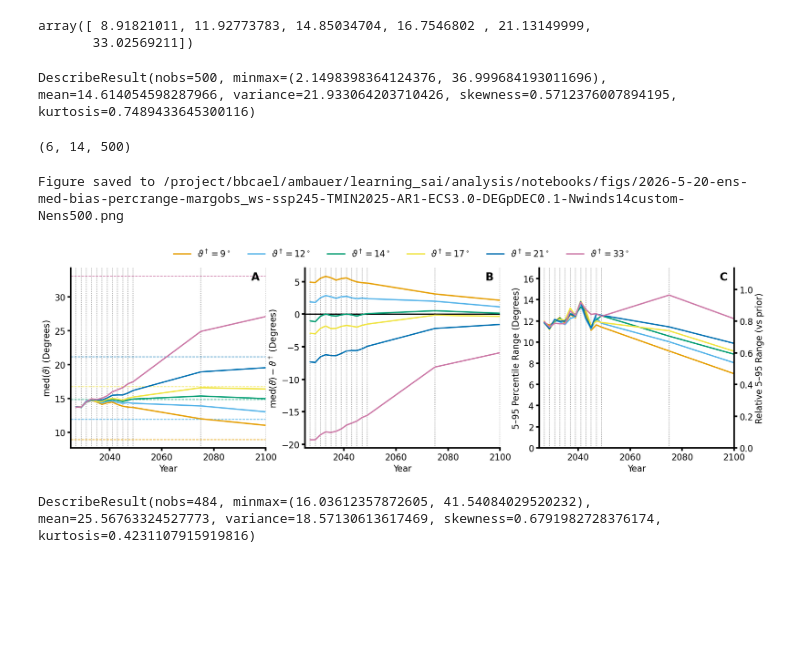
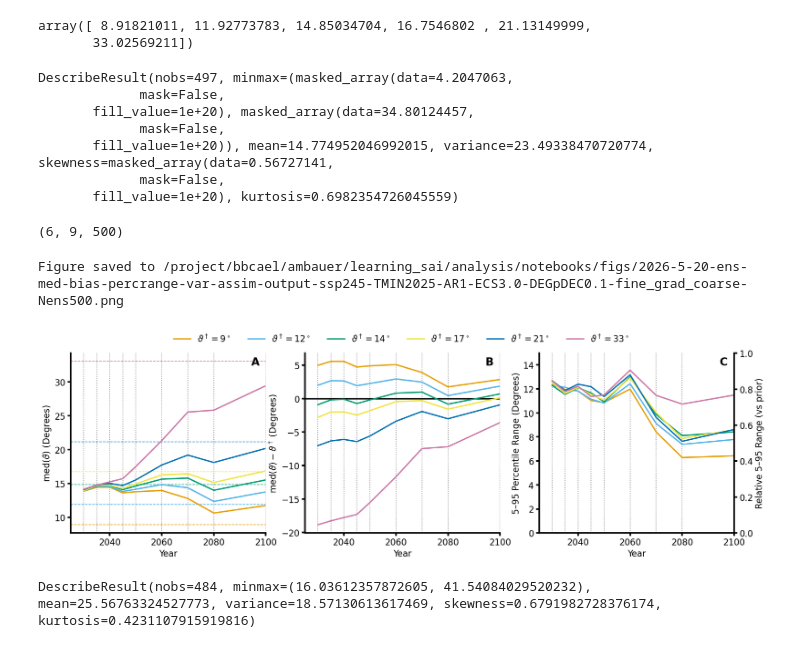
Before and after one commit to adam-bauer-34/learning_sai, a Jupyter notebook: analysis/notebooks/theta-time-bias-perc.ipynb, the cells around one changed output. Saved outputs shown, nothing was run; the diff lists cells and outputs as text; code cells hidden in the pictures; blank space fills up the shorter version.

```diff
--- a/analysis/notebooks/theta-time-bias-perc.ipynb
+++ b/analysis/notebooks/theta-time-bias-perc.ipynb
@@ -26,7 +26,7 @@ SAVE_FIGS = True
 # %%
 # simulation config
 cwd = os.getcwd()
-prefix = 'margobs_ws'
+prefix = 'var-assim-output'
 ssp = 'ssp245'
 model = 'pco2geowc'
 reg_noise = False
@@ -37,7 +37,7 @@ ECS = 3.0
 DEGpDEC = '0.1'
 NYRSRAMP = 50
 Nwinds = '14custom'
-windowing_config = 'original'
+windowing_config = 'fine_grad_coarse'
 Nens = 500
 
 # import files and convert to datatrees
@@ -52,8 +52,9 @@ if model == 'pco2geowc_nn':
 else:
     fnames = [
         cwd + '/../../data/output/' + model + '/'
-        + prefix + '_' + ssp + '_' + model + '_TMIN' + str(TMIN) + '_AR' + AR + '_THETA' + th + '_ECS' + str(ECS)
-        + '_DEGpDEC' + DEGpDEC + '_NYRSRAMP' + str(NYRSRAMP) + '_Nwinds' + Nwinds + '_Nens' + str(Nens) + '.nc'
+        + prefix + '_' + ssp + '_' + model + '_' + windowing_config + '_AR' + AR
+        + '_TMIN' + str(TMIN) + '_THETA' + th + '_ECS' + str(ECS)
+        + '_DEGpDEC' + DEGpDEC + '_NYRSRAMP' + str(NYRSRAMP) + '_Nens' + str(Nens) + '.nc'
         for th in angles_file
     ]
 # %%
@@ -79,7 +80,7 @@ Windowing = AssimilationWindowing.from_cli_and_yaml(cli_args, WINDOW_PATH)
 dt_meta = open_datatree(fnames[0], engine='netcdf4')
 # %%
 relevant_vars = ['cost_hist', 'controls', 'controls_hist']
-all_vars = [x for x in dt_meta['2027'].ds.data_vars]
+all_vars = [x for x in dt_meta['2030'].ds.data_vars]
 dropped_vars = [v for v in all_vars if v not in relevant_vars]
 dropped_vars
 # %% [output]
@@ -154,13 +155,13 @@ array([ 8.91821011, 11.92773783, 14.85034704, 16.7546802 , 21.13149999,
        33.02569211])
 # %%
 # pull prior distributions
-prior_a1 = dat['2027'].ds.controls_hist.sel(vari='ALPHA_R1', iter=0).values
-prior_b1 = dat['2027'].ds.controls_hist.sel(vari='BETA_R1', iter=0).values
-prior_a2 = dat['2027'].ds.controls_hist.sel(vari='ALPHA_R2', iter=0).values
-prior_b2 = dat['2027'].ds.controls_hist.sel(vari='BETA_R2', iter=0).values
-prior_l = dat['2027'].ds.controls_hist.sel(vari='L', iter=0).values
-prior_g = dat['2027'].ds.controls_hist.sel(vari='G', iter=0).values
-prior_eps = dat['2027'].ds.controls_hist.sel(vari='EPS', iter=0).values
+prior_a1 = dat['2030'].ds.controls_hist.sel(vari='ALPHA_R1', iter=0).values
+prior_b1 = dat['2030'].ds.controls_hist.sel(vari='BETA_R1', iter=0).values
+prior_a2 = dat['2030'].ds.controls_hist.sel(vari='ALPHA_R2', iter=0).values
+prior_b2 = dat['2030'].ds.controls_hist.sel(vari='BETA_R2', iter=0).values
+prior_l = dat['2030'].ds.controls_hist.sel(vari='L', iter=0).values
+prior_g = dat['2030'].ds.controls_hist.sel(vari='G', iter=0).values
+prior_eps = dat['2030'].ds.controls_hist.sel(vari='EPS', iter=0).values
 
 # compute priors
 angles_prior = np.zeros(Nens)
@@ -170,7 +171,13 @@ for i in range(Nens):
 # describe for the people
 describe(angles_prior, nan_policy='omit')
 # %% [output]
-DescribeResult(nobs=500, minmax=(2.1498398364124376, 36.999684193011696), mean=14.614054598287966, variance=21.933064203710426, skewness=0.5712376007894195, kurtosis=0.7489433645300116)
+DescribeResult(nobs=497, minmax=(masked_array(data=4.2047063,
+             mask=False,
+       fill_value=1e+20), masked_array(data=34.80124457,
+             mask=False,
+       fill_value=1e+20)), mean=14.774952046992015, variance=23.49338470720774, skewness=masked_array(data=0.56727141,
+             mask=False,
+       fill_value=1e+20), kurtosis=0.6982354726045559)
 # %%
 winds = np.array([w[1] for w in Windowing.windows])
 windss = [str(w) for w in winds]
@@ -178,11 +184,11 @@ THRES = 1e-1
 # %%
 angles = get_angles_for_dt_list(dts_clean, windss, Nens)
 # %%
-ANGLE_MAX_CONCEIVABLE = 45.
+ANGLE_MAX_CONCEIVABLE = 50.
 angles_filtered = filter_by_max_conceivable(angles, ANGLE_MAX_CONCEIVABLE)
 angles_filtered.shape
 # %% [output]
-(6, 14, 500)
+(6, 9, 500)
 # %%
 fig, ax = plt.subplots(1, 3, figsize=(22, 6))
 color_list = ['#000000', '#E69F00', '#56B4E9', '#009E73', '#F0E442',
@@ -190,6 +196,9 @@ color_list = ['#000000', '#E69F00', '#56B4E9', '#009E73', '#F0E442',
 
 YMIN, YMAX = 5, 25
 PLO, PHI = 5, 95
+
+PRIOR_RANGE = np.nanpercentile(angles_prior, PHI) - np.nanpercentile(angles_prior, PLO)
+YUB = PRIOR_RANGE
 
 for a in ax:
     a.set_xlim((2025, 2100))
@@ -208,38 +217,38 @@ for i in range(len(angles_file)):
 
     ax[1].plot(winds, np.nanmedian(angles_filtered[i], axis=1) - angles_tr[i],
            color=color_list[i+1], zorder=100, linestyle='solid')
 
     ax[2].plot(winds, np.nanpercentile(angles_filtered[i], PHI, axis=1) - np.nanpercentile(angles_filtered[i], PLO, axis=1),
            label=r'$\vartheta*=${}$^\circ$'.format(angles_file[0]), zorder=100, color=color_list[i+1], linestyle='solid')
 
 ax[0].set_ylabel(r"med$(\vartheta)$ (Degrees)")
 ax[0].legend(bbox_to_anchor=(2.9, 1.15), ncols=len(angles_file))
 
 ax[1].set_ylabel(r"med$(\vartheta) - \vartheta^\dagger$ (Degrees)")
 ax[1].axhline(0, color='k', linestyle='solid')
 
 ax[2].set_ylabel(f"{PLO}–{PHI} Percentile Range (Degrees)")
-ax[2].set_ylim((0, 2 + np.nanpercentile(angles_prior, PHI) - np.nanpercentile(angles_prior, PLO)))
+ax[2].set_ylim((0, YUB))
 
 ax2_rel = ax[2].twinx()
 ax2_rel.set_ylabel(f"Relative {PLO}–{PHI} Range (vs prior)")
 ax2_rel.spines['right'].set_visible(True)
-ax2_rel.set_ylim((0, (2 + np.nanpercentile(angles_prior, PHI) - np.nanpercentile(angles_prior, PLO)) / (np.nanpercentile(angles_prior, PHI) - np.nanpercentile(angles_prior, PLO))))
+ax2_rel.set_ylim((0, YUB / PRIOR_RANGE))
 
 # Add bold, all-caps panel labels
 for a, label in zip(ax, ['A', 'B', 'C']):
     a.text(0.925, 0.98, label, transform=a.transAxes,
            fontsize=20, fontweight='bold', va='top', ha='left')
 
 if SAVE_FIGS:
-    filename = "ens-med-bias-percrange-{}-{}-TMIN{}-AR{}-ECS{}-DEGpDEC{}-Nwinds{}-Nens{}.png".format(prefix, ssp, TMIN, AR, ECS, DEGpDEC, Nwinds, Nens)
+    filename = f"ens-med-bias-percrange-{ssp}-TMIN{TMIN}-AR{AR}-ECS{ECS}-DEGpDEC{DEGpDEC}-{windowing_config}-Nens{Nens}.png"
     # fig.savefig(basefile + filename, dpi=350, bbox_inches='tight')
     print("Figure saved to {}".format(basefile + filename))
 
 plt.show()
 # %% [output]
-Figure saved to /project/bbcael/ambauer/learning_sai/analysis/notebooks/figs/2026-5-20-ens-med-bias-percrange-margobs_ws-ssp245-TMIN2025-AR1-ECS3.0-DEGpDEC0.1-Nwinds14custom-Nens500.png
+Figure saved to /project/bbcael/ambauer/learning_sai/analysis/notebooks/figs/2026-5-20-ens-med-bias-percrange-var-assim-output-ssp245-TMIN2025-AR1-ECS3.0-DEGpDEC0.1-fine_grad_coarse-Nens500.png
-[figure, old version]
+[figure, new version]
 # %%
 describe(angles_filtered[-1, -2][angles_filtered[-1, -2] <= ANGLE_MAX_CONCEIVABLE], nan_policy='omit')
 # %% [output]
```
Also changed, not shown: parts of 2 cells of this notebook, 15 other files.
